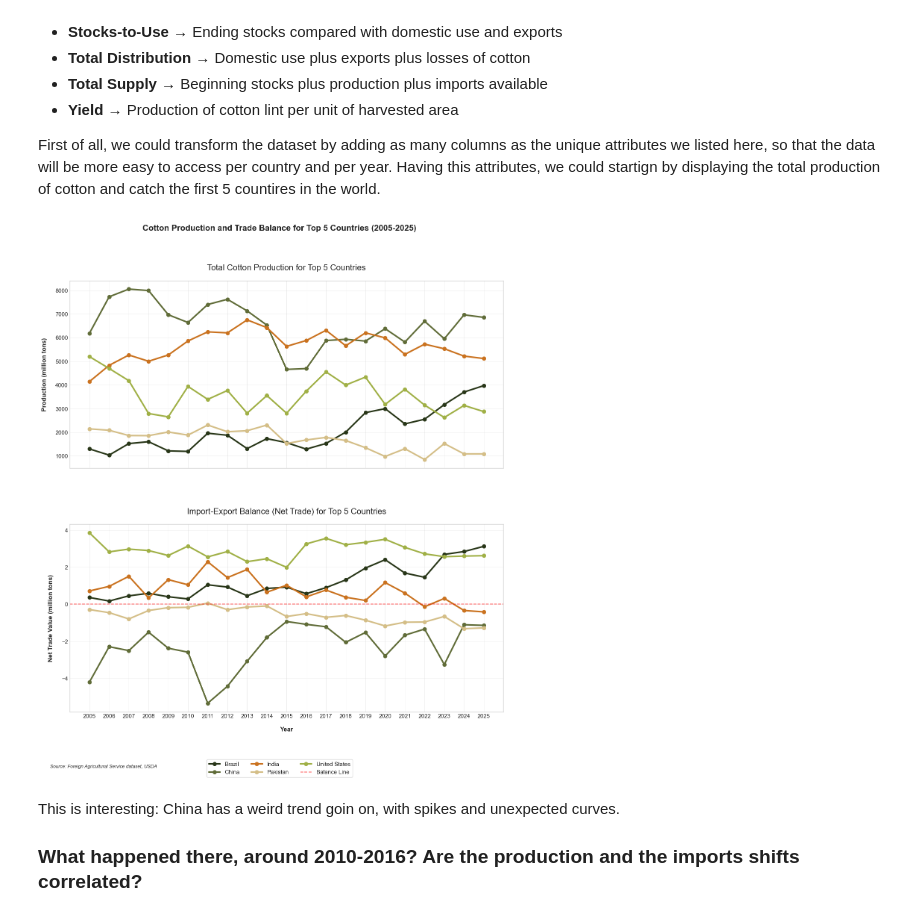
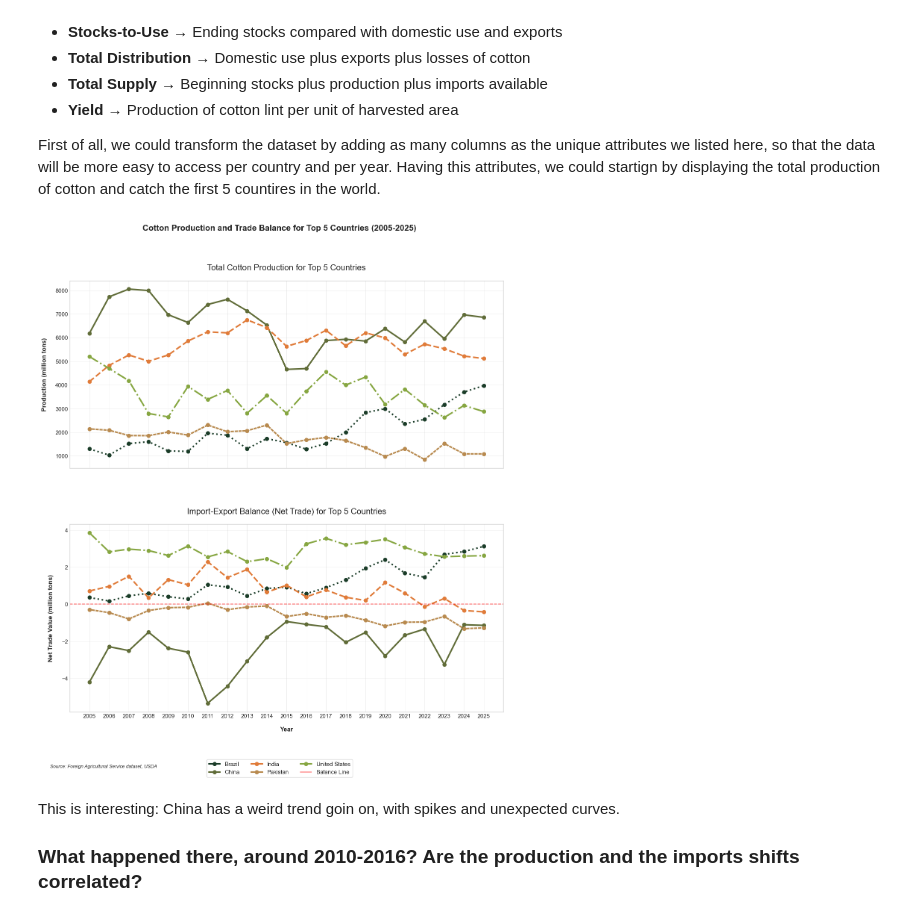
Before and after one commit to GorlemZ/sci-vis, a Jupyter notebook: production/CottonMarket.ipynb, the cells around one changed output. Cells and saved outputs as stored; diff of their text form; code cells hidden in the pictures.

```diff
--- a/production/CottonMarket.ipynb
+++ b/production/CottonMarket.ipynb
@@ -10,12 +10,12 @@ cleaned_data = cleaned_data.drop(columns=['Calendar_Year'])
 
 #accessible colors
 colors = [
-    "#606c38",
-    "#ca721f",
-    "#A0B046",
-    "#283618",
-    "#d4be87",
-    "#7c622c",
+    "#606c38",  # Brazil - olive green (keep)
+    "#E07B39",  # India - stronger earthy orange, avoids confusion with greens
+    "#86A641",  # China - olive yellow-green, distinct from Brazil’s darker green
+    "#1A3C28",  # United States - deep green-black (instead of pure black)
+    "#B88A4F",  # Pakistan - warm ochre, higher contrast than beige
+    "#7C3F00",  # Extra earthy brown if needed
 ]
 print(cleaned_data['Attribute_Description'].unique())
 # %% [output]
@@ -64,6 +64,10 @@ pivoted_data['Loss_kg'] = pivoted_data['Loss_Value'].apply(lambda x: x * 218 if
 pivoted_data['Production_tot'] = ((pivoted_data['Yield_Value'] * pivoted_data['Area_Harvested_ha']) - pivoted_data['Loss_kg'])/ 1_000_000
 top_countries = pivoted_data.groupby('Country_Name')['Production_tot'].sum().nlargest(5).index
 df_top5 = pivoted_data[pivoted_data['Country_Name'].isin(top_countries)].copy()
+
+# line styles for accessibility
+line_styles = ['-', '--', '-.', ':', (1, (2, 0.5, 2, 0.5))]
+style_map = {country: style for country, style in zip(top_countries, line_styles)}
 
 color_map = {country: color for country, color in zip(top_countries, colors)}
 df_top5.to_csv('top_5_prod_countires.csv', index=False)
@@ -83,7 +87,8 @@ for country in df_top5['Country_Name'].unique():
         linewidth=3,
         marker='o',
         markersize=7,
-        color=color_map[country]
+        color=color_map[country],
+        linestyle=style_map[country]
     )
 axes[0].set_ylabel('Production (million tons)', fontsize=12, fontweight='bold', labelpad=15)
 axes[0].tick_params(axis='both', labelsize=11)
@@ -99,7 +104,8 @@ for country in df_top5['Country_Name'].unique():
         marker='o',
         markersize=7,
         label=country,
-        color=color_map[country]
+        color=color_map[country],
+        linestyle=style_map[country]
     )
 axes[1].axhline(0, color='red', linestyle='--', alpha=0.6, linewidth=1.5, label='Balance Line')
 axes[1].set_xlabel('Year', fontsize=12, fontweight='bold', labelpad=15)
@@ -110,35 +116,35 @@ years = df_top5['Market_Year'].unique()
 axes[0].set_xticks(years)
 axes[1].set_xticks(years)
 
 # adding both vertical and horizontal subtle grid
 axes[0].grid(True, axis='both', linestyle='-', linewidth=0.5, alpha=0.5)
 axes[1].grid(True, axis='both', linestyle='-', linewidth=0.5, alpha=0.5)
 
 plt.suptitle('Cotton Production and Trade Balance for Top 5 Countries (2005-2025)',
              fontsize=16, y=0.98, fontweight='bold')
 
 # legend formatting
 lines = []
 labels = []
 for country in df_top5['Country_Name'].unique():
     line, = axes[0].plot([], [], linewidth=3, marker='o', markersize=7, color=color_map[country], label=country)
     lines.append(line)
     labels.append(country)
-line, = axes[0].plot([], [], color='red', linestyle='--', alpha=0.6, linewidth=1.5, label='Balance Line')
+line, = axes[0].plot([], [], color='red', alpha=0.6, linewidth=1.5, label='Balance Line')
 lines.append(line)
 labels.append('Balance Line')
 
 legend = fig.legend(lines, labels, loc='upper center', bbox_to_anchor=(0.5, 0.03),
                     ncol=3, fontsize=11, frameon=True, framealpha=0.95,
                     edgecolor='lightgray')
 
 fig.text(0.09, 0.01, "Source: Foreign Agricultural Service dataset, USDA",
          fontsize=9, style='italic', ha='left')
 
 plt.tight_layout(rect=[0, 0.08, 1, 0.95])
 plt.show()
 # %% [output]
-[figure, old version]
+[figure, new version]
 # %% [markdown]
 This is interesting: China has a weird trend goin on, with spikes and unexpected curves.
 
```
Also changed, not shown: parts of 1 cell of this notebook, 6 other files.
